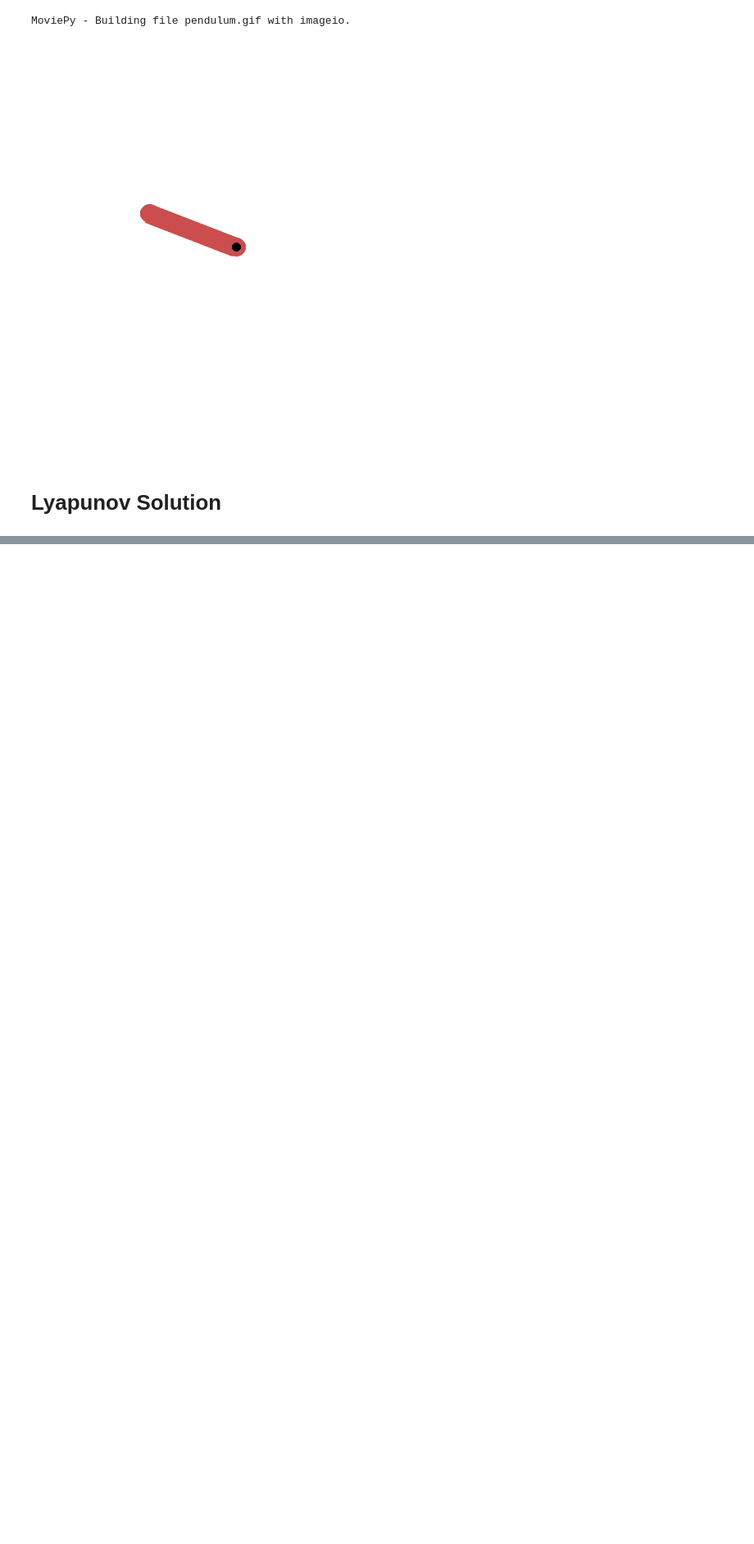
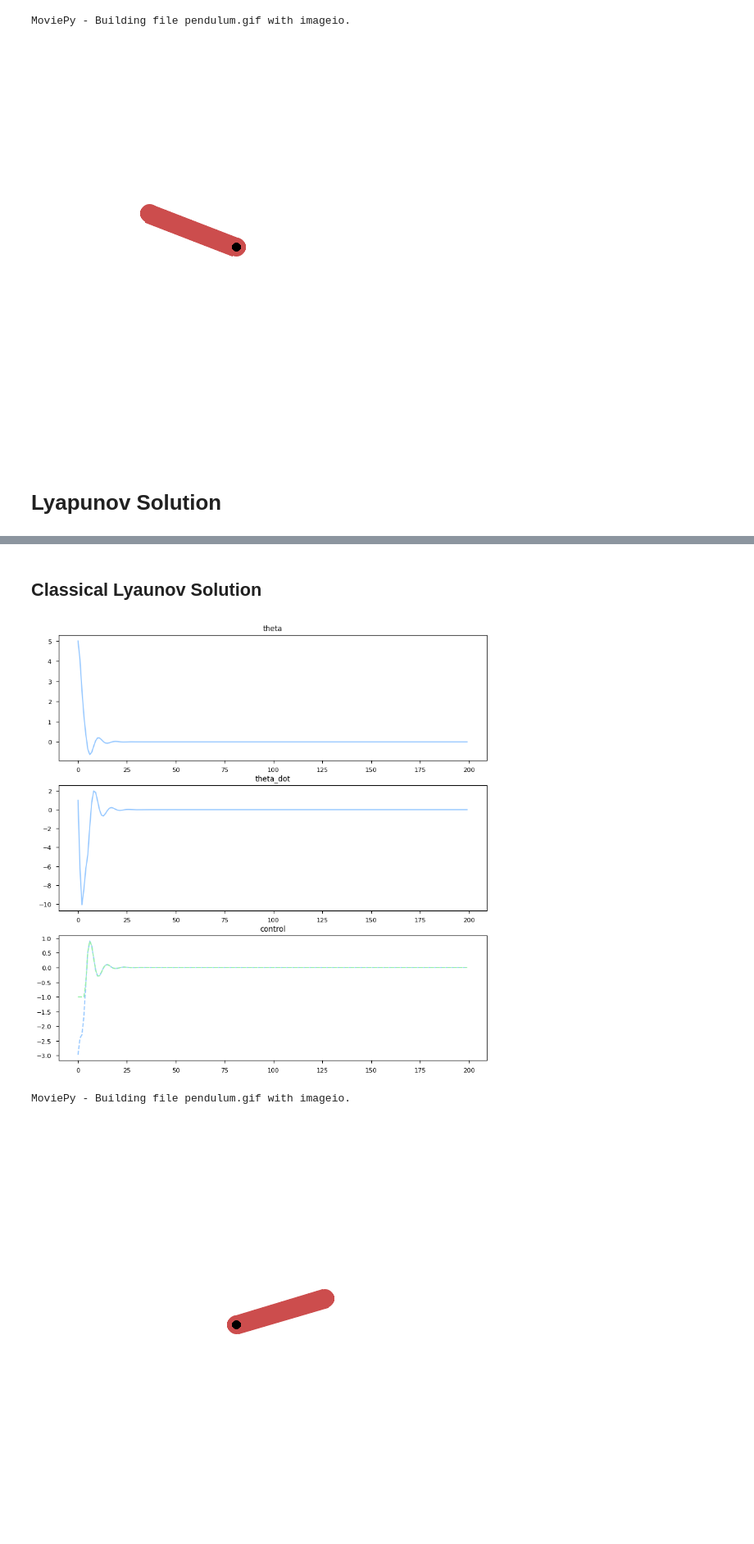
Before and after one commit to spbisc97/Neural-Lyapunov-Control, a Jupyter notebook: Inverted _Pendulum.ipynb, the cells around one changed output, grey strips where cells are left out. Shown at 82% size. Drawn from its saved outputs; the diff is of its cells as text; code cells hidden in the pictures; blank space fills up the shorter version.

```diff
--- a/Inverted _Pendulum.ipynb
+++ b/Inverted _Pendulum.ipynb
@@ -247,6 +269,12 @@ register(
     max_episode_steps=1000,
     reward_threshold=950.0,
 )
+g=9.81
+dt=0.05
+m=0.15
+L=0.5
+b=0.1
+max_speed=30
 # %% [markdown]
 #   LQR solution
 # %%
@@ -352,2 +380,49 @@ os.remove("pendulum.gif")
 MoviePy - Building file pendulum.gif with imageio.
 [figure]
+# %% [markdown]
+## Classical Lyaunov Solution
+# %%
+use_calculated=False
+max_torque=1
+env=gym.make("FrictionPendulum",render_mode="rgb_array",g=9.81,dt=0.05, m=0.15, L=0.5, b=0.1,max_speed=30,max_torque=max_torque,
+             initial_state=np.array([5,1])
+             )
+Vcontrol= m*L**2*(-g/L*(x1 + sin(x1)))
+
+env=RenderCollection(env)
+env.reset()
+y1=[]
+y2=[]
+controls=[]
+for i in range(200):
+    # env.render()
+    eval_env = {x1:env.state[0],x2:env.state[1]}
+    control=Vcontrol.Evaluate(eval_env)
+    if i<0:
+        control=0
+    y1.append(env.state[0])
+    y2.append(env.state[1])
+    clipped_control=np.clip(control,-max_torque,max_torque)
+    controls.append([control,clipped_control])
+
+    env.step(np.array([clipped_control]))
+
+frames=env.render()
+
+env.close()
+fix,ax=pyplot.subplots(3,1,figsize=(10,10))
+ax[0].plot(y1)
+ax[0].set_title("theta")
+ax[1].plot(y2)
+ax[1].set_title("theta_dot")
+ax[2].plot(controls,"--")
+ax[2].set_title("control")
+pyplot.show()
+gif=ImageSequenceClip(frames,fps=10)
+gif.write_gif("pendulum.gif",fps=10)
+display(Image('pendulum.gif'))
+os.remove("pendulum.gif")
+# %% [output]
+[figure, added]
+MoviePy - Building file pendulum.gif with imageio.
+[figure, added]
```
Also changed, not shown: parts of 3 cells of this notebook.
